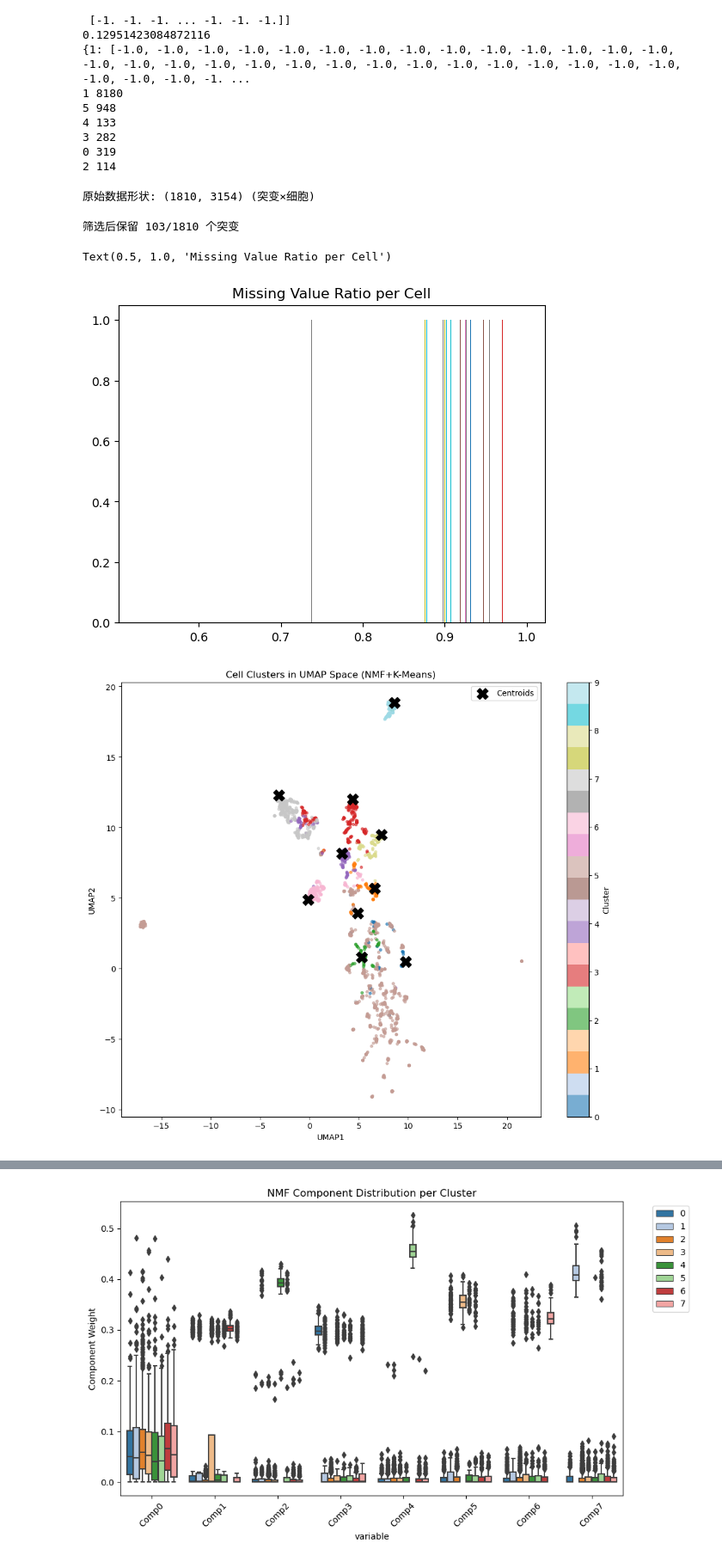
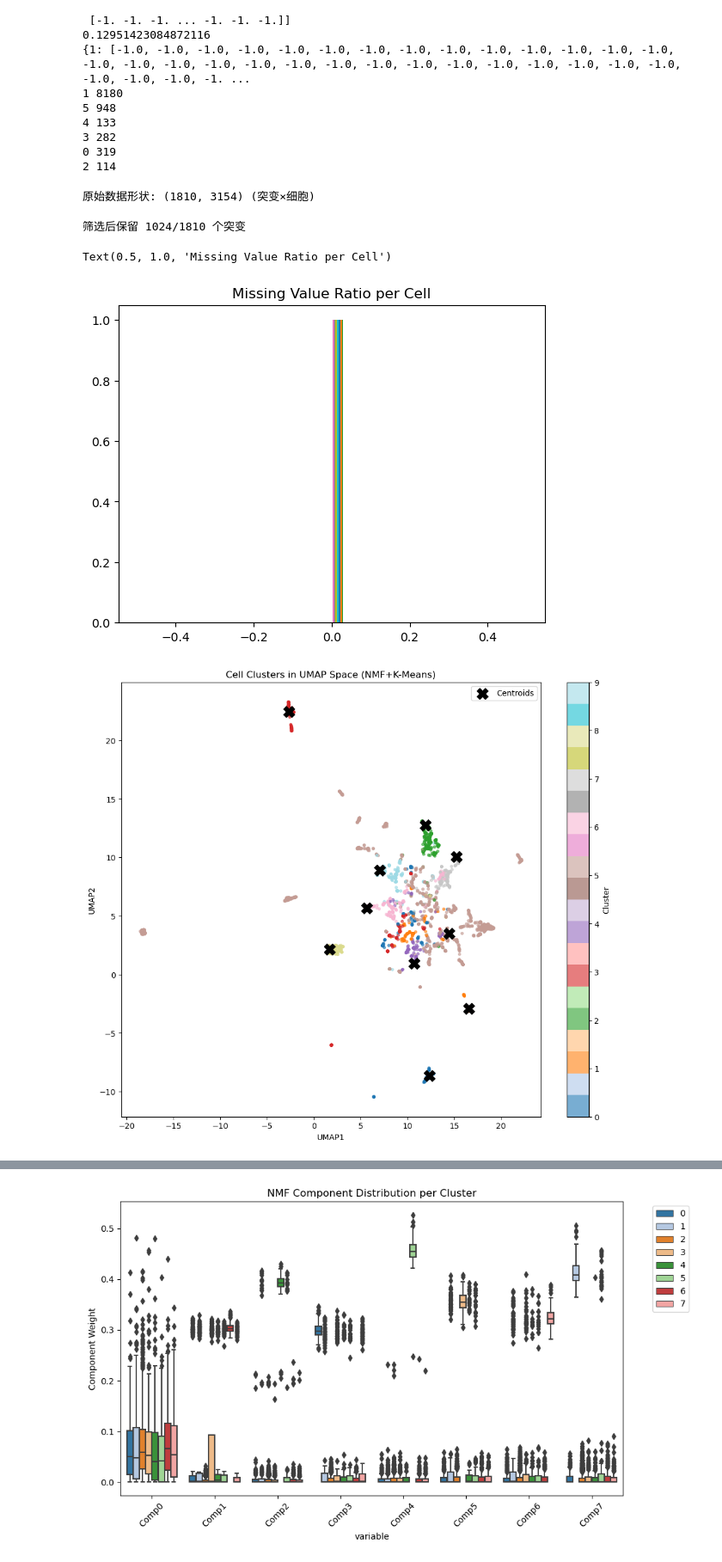
Before and after one commit to QunATCG/scMutrace, a Jupyter notebook: test.ipynb, the cells around one changed output, grey strips where cells are left out. Shown at 86% size. Saved outputs shown, nothing was run; the diff lists cells and outputs as text; code cells hidden in the pictures.

```diff
--- a/test.ipynb
+++ b/test.ipynb
@@ -111,7 +111,7 @@ df = pd.read_csv("/Users/liqun/scMutraceProject/Data/cellLine/gCSM/gCellSNPMatri
 print(f"原始数据形状: {df.shape} (突变×细胞)")
 
 # 三分类编码转换
-value_map = {'Mut': 1, 'WT': 0, 'NoCall': -1}
+value_map = {'Mut': 1, 'WT': 0, 'NoCall': 0}
 encoded_df = df.applymap(lambda x: value_map[x])
 
 # 转换为稀疏矩阵（COO格式）
@@ -153,7 +153,7 @@ kmeans = KMeans(n_clusters=5, random_state=42)
 cell_clusters = kmeans.fit_predict(cell_embeddings)
 # %% [output]
 原始数据形状: (1810, 3154) (突变×细胞)
-筛选后保留 103/1810 个突变
+筛选后保留 1024/1810 个突变
 # %%
 import matplotlib.pyplot as plt
 no_call_ratio = (filtered_mtx == -1).mean(axis=0)
@@ -161,7 +161,7 @@ plt.hist(no_call_ratio, bins=30)
 plt.title("Missing Value Ratio per Cell")
 # %% [output]
 Text(0.5, 1.0, 'Missing Value Ratio per Cell')
-[figure, old version]
+[figure, new version]
 # %%
 import numpy as np
 import pandas as pd
@@ -176,40 +176,40 @@ nmf_input = filtered_mtx.copy().astype(np.float32)
 nmf_input.data = nmf_input.data + 1  # -1→0, 0→1, 1→2
 
 # NMF降维
-n_components = 50  # 潜在特征数
+n_components = 20  # 潜在特征数
 nmf = NMF(n_components=n_components,
           init='nndsvd',
           random_state=42,
           max_iter=1000)
 W = nmf.fit_transform(nmf_input.T)  # 细胞嵌入矩阵 [n_cells, n_components]
 H = nmf.components_                # 突变特征矩阵 [n_components, n_mutations]
 
 # K-Means聚类
 kmeans = KMeans(n_clusters=10, random_state=42)
 clusters = kmeans.fit_predict(W)
 
 reducer = umap.UMAP(metric='cosine', random_state=42)
 embedding = reducer.fit_transform(W)
 
 plt.figure(figsize=(12, 10))
 sc = plt.scatter(embedding[:, 0], embedding[:, 1],
                 c=clusters,
                 s=10,
                 cmap='tab20',
                 alpha=0.6)
 plt.colorbar(sc, label='Cluster')
 plt.title("Cell Clusters in UMAP Space (NMF+K-Means)")
 plt.xlabel("UMAP1")
 plt.ylabel("UMAP2")
 
 # 标记聚类中心
 centers_umap = reducer.transform(kmeans.cluster_centers_)
 plt.scatter(centers_umap[:, 0], centers_umap[:, 1],
            marker='X', s=200, c='black', label='Centroids')
 plt.legend()
 plt.show()
 # %% [output]
-[figure, old version]
+[figure, new version]
 # %%
 # UMAP降维
 reducer = umap.UMAP(metric='cosine', random_state=42)
```
Also changed, not shown: parts of 4 cells of this notebook.
